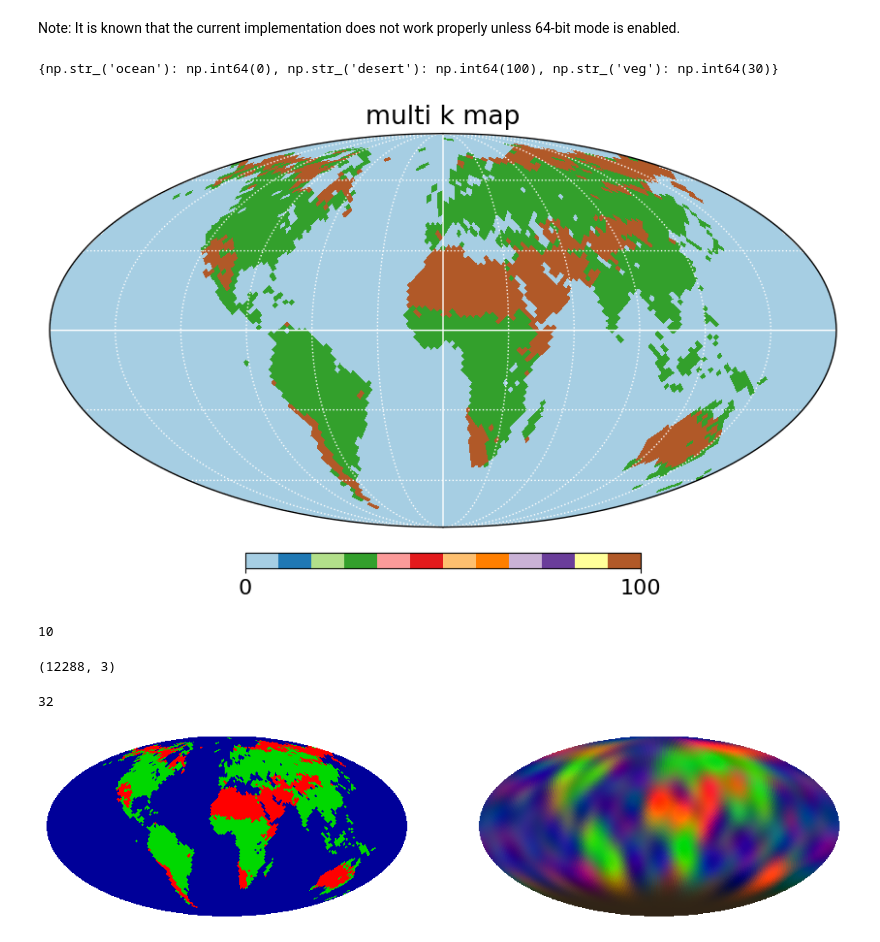
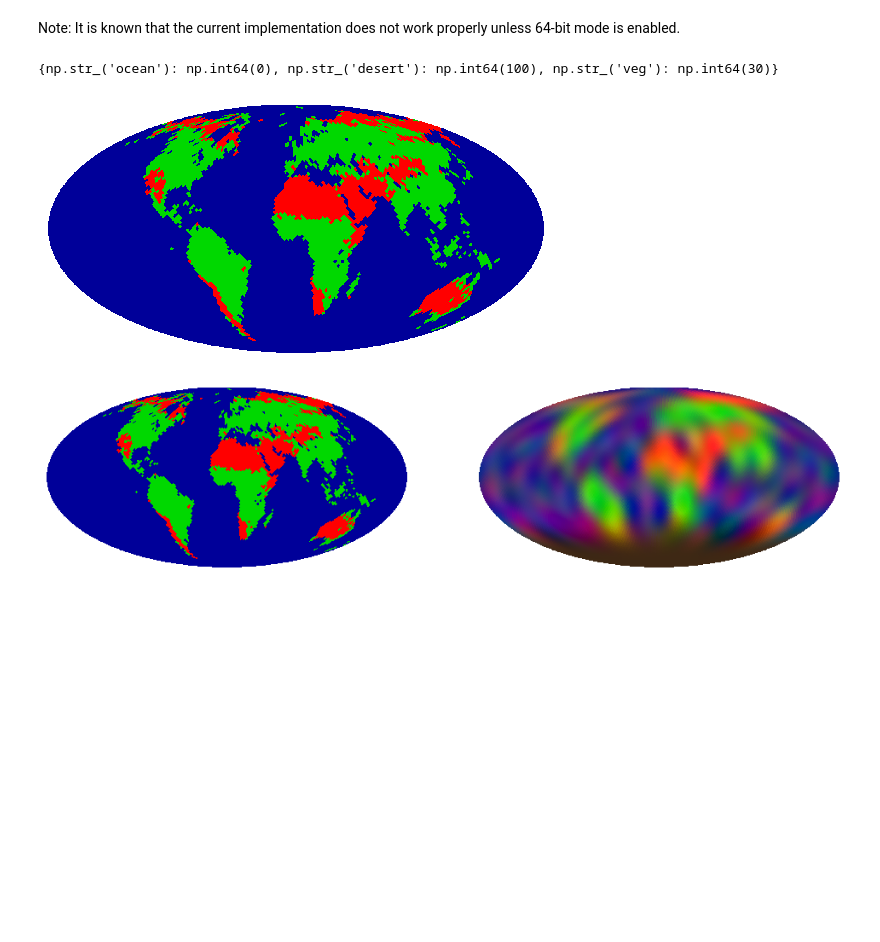
Before and after one commit to HajimeKawahara/sot, a Jupyter notebook: tutorial/sot_type2.ipynb, the cells around one changed output. Drawn from its saved outputs; the diff is of its cells as text; code cells hidden in the pictures; blank space fills up the shorter version.

Commit message:
added grb cmap plotter for type 2

```diff
--- a/tutorial/sot_type2.ipynb
+++ b/tutorial/sot_type2.ipynb
@@ -38,19 +38,20 @@ obst=np.linspace(0.0,Porb,Ni)
 # %%
 from sot.io.load_data import get_data_filepath
 from sot.io.load_data import load_multi_kmap
+from sot.plot.plotcmap import mollview_rgb
 import matplotlib.pyplot as plt
 
 #multi k map
 file_path = get_data_filepath("cmap3class.npz")
 cmap, nclass, npix, nside, dict_class = load_multi_kmap(file_path)
 Nk = len(dict_class)
 print(dict_class)
 
-hp.mollview(cmap, title="multi k map",flip="geo",cmap=plt.cm.Paired)
+mollview_rgb(cmap, perm=[2, 1, 0])
 hp.graticule(color="white")
 # %% [output]
 {np.str_('ocean'): np.int64(0), np.str_('desert'): np.int64(100), np.str_('veg'): np.int64(30)}
-[figure, old version]
+[figure, new version]
 # %%
 from sot.io.load_data import load_refdata
 
@@ -81,9 +82,6 @@ map_matrix, spectral_matrix = generate_multiband_map(
 )
 
 Nl = len(bands)
-print(Nl)
-# %% [output]
-10
 # %%
 import jax.numpy as jnp
 from jaxinv.model.linear import type2
@@ -121,9 +117 @@ Pid = jnp.eye(Ni*Nl) * sigma**-2 #when using jnp.eye Matrix becomes singular whe
 Mast = meanmap_inverse_type2(W, spectral_matrix, KS, KX, alpha, Pid, lc)
-# %%
-print(Mast.shape)
-# %% [output]
-(12288, 3)
-# %%
-nside
-# %% [output]
-32
@@ -191,17 +118,12 @@ cmap_rgb_img = rgb_mollweide(
 # %%
-rgb_img = rgb_mollweide(np.vstack([Mast[:,1], Mast[:,2], Mast[:,0]]).T, nside)
+from sot.plot.plotcmap import mollview_rgb
 
 fig = plt.figure(figsize=(12, 12))
 ax = fig.add_subplot(1, 2, 2)
-ax.imshow(rgb_img, origin="lower", interpolation="nearest")
-ax.axis("off")
-ax.invert_xaxis()
+mollview_rgb(Mast, ax=ax, perm=[1, 2, 0])
 ax = fig.add_subplot(1, 2, 1)
-ax.imshow(cmap_rgb_img, origin="lower", interpolation="nearest")
-ax.axis("off")
-ax.invert_xaxis()
-
+mollview_rgb(cmap, ax=ax, perm=[2, 1, 0])
 plt.savefig("type2.png")
 plt.show()
 # %% [output]
-[figure, old version]
+[figure, new version]
```
Also changed, not shown: parts of 4 cells of this notebook, 3 other files.
